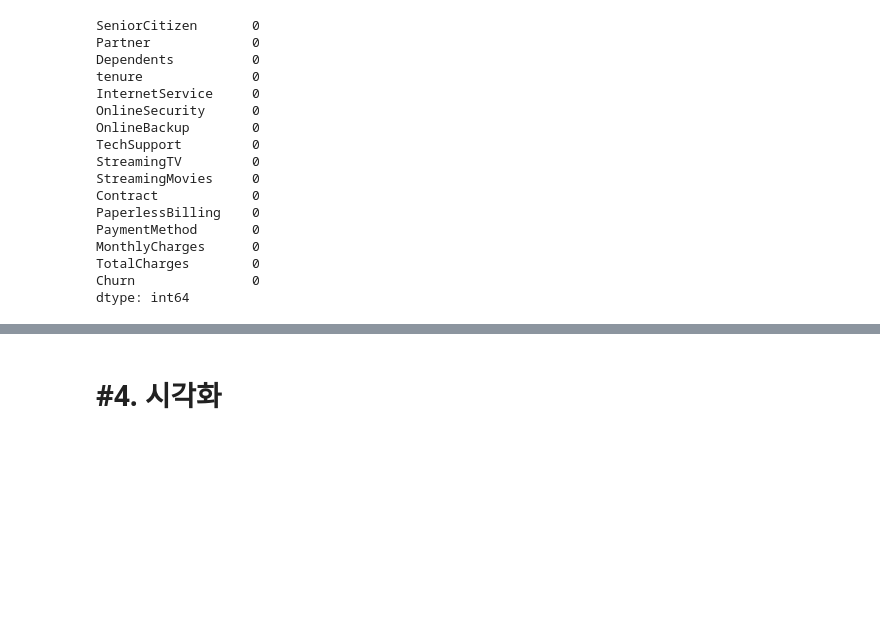
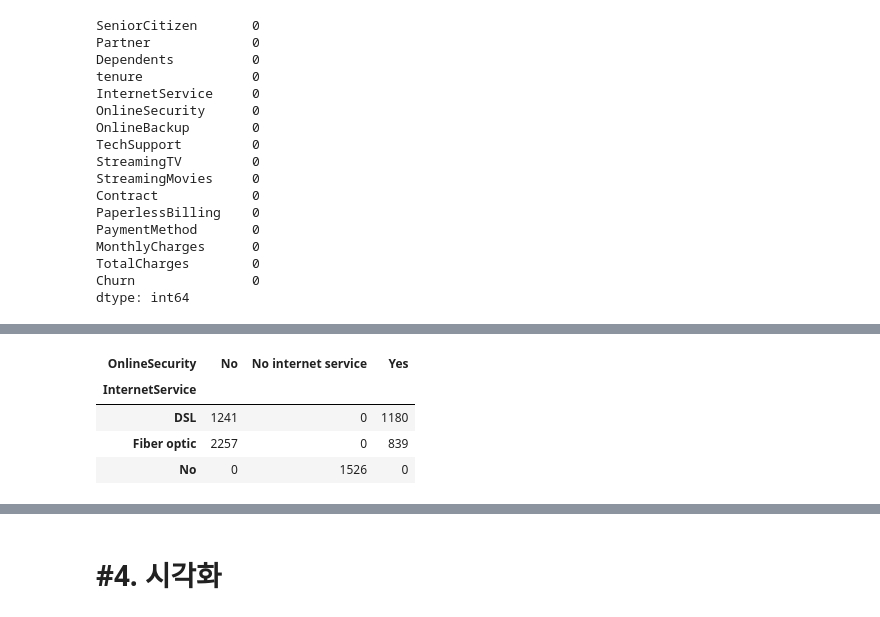
Before and after one commit to jjuuu999/hipython, a Jupyter notebook: 45_파이썬데이터분석_실습_통신사고객이탈_배포.ipynb, the cells around one changed output, grey strips where cells are left out. Cells and saved outputs as stored; diff of their text form; code cells hidden in the pictures; blank space fills up the shorter version.

```diff
--- a/45_파이썬데이터분석_실습_통신사고객이탈_배포.ipynb
+++ b/45_파이썬데이터분석_실습_통신사고객이탈_배포.ipynb
@@ -794,0 +815,9 @@ dtype: int64
+# %%
+# 인터넷 서비스 종류별로 온라인 보안 서비스 값이 어떻게 분포하는지 표로 작성 >> 결과 보니깐 groupby('InternetService')해도 됨.
+pd.crosstab(df_new['InternetService'], df_new['OnlineSecurity'])
+# %% [output]
+| OnlineSecurity | No | No internet service | Yes |
+| InternetService |  |  |  |
+| DSL | 1241 | 0 | 1180 |
+| Fiber optic | 2257 | 0 | 839 |
+| No | 0 | 1526 | 0 |
```
Also changed, not shown: parts of 17 cells of this notebook.
